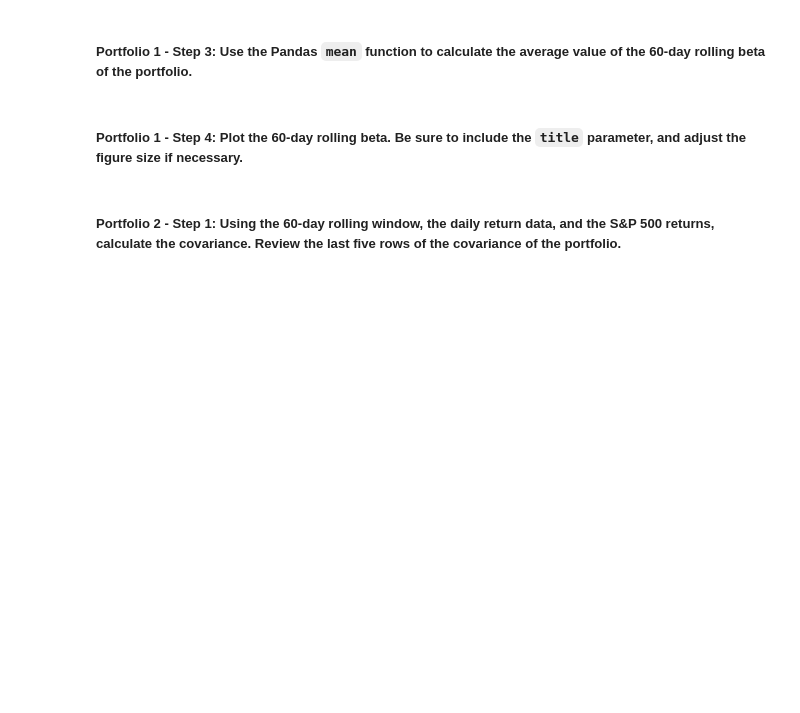
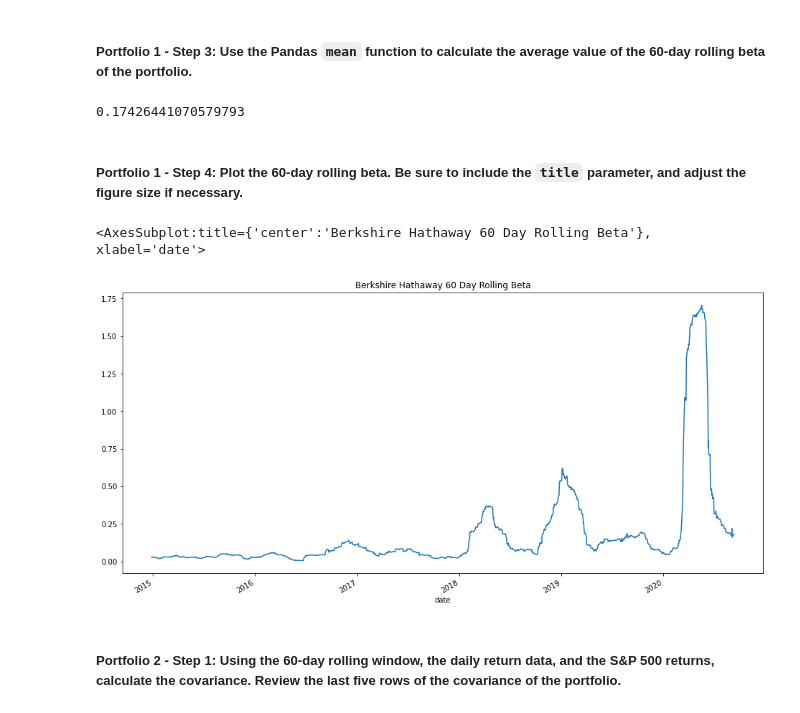
Before and after one commit to billybishop21/portfolio_analysis, a Jupyter notebook: risk_return_analysis.ipynb, the cells around one changed output. Drawn from its saved outputs; the diff is of its cells as text; code cells hidden in the pictures; blank space fills up the shorter version.

```diff
--- a/risk_return_analysis.ipynb
+++ b/risk_return_analysis.ipynb
@@ -378,4 +386,5 @@ Your analysis is nearing completion. Now, you need to evaluate how the portfolio
 # %%
 # Calculate the covariance using a 60-day rolling window
 # Review the last five rows of the covariance data
-# YOUR CODE HERE
+covariance_berkshire_hathaway_and_snp_60_day = whale_daily_returns['BERKSHIRE HATHAWAY INC'].rolling(window=60).cov(whale_daily_returns['S&P 500'])
+covariance_berkshire_hathaway_and_snp_60_day.tail()
@@ -384,4 +401,5 @@ Your analysis is nearing completion. Now, you need to evaluate how the portfolio
 # %%
 # Calculate the beta based on the 60-day rolling covariance compared to the market (S&P 500)
 # Review the last five rows of the beta information
-# YOUR CODE HERE
+berkshire_hathaway_beta = covariance_berkshire_hathaway_and_snp_60_day / whale_daily_returns['S&P 500'].var()
+berkshire_hathaway_beta.tail()
@@ -389,13 +415,18 @@ Your analysis is nearing completion. Now, you need to evaluate how the portfolio
 ##### Portfolio 1 - Step 3: Use the Pandas `mean` function to calculate the average value of the 60-day rolling beta of the portfolio.
 # %%
 # Calculate the average of the 60-day rolling beta
-# YOUR CODE HERE
+berkshire_hathaway_beta.mean()
+# %% [output]
+0.17426441070579793
 # %% [markdown]
 ##### Portfolio 1 - Step 4: Plot the 60-day rolling beta. Be sure to include the `title` parameter, and adjust the figure size if necessary.
 # %%
 # Plot the rolling beta
 # Include a title parameter and adjust the figure size
-# YOUR CODE HERE
+berkshire_hathaway_beta.plot(kind="line", figsize=(16,8), title="Berkshire Hathaway 60 Day Rolling Beta")
+# %% [output]
+<AxesSubplot:title={'center':'Berkshire Hathaway 60 Day Rolling Beta'}, xlabel='date'>
+[figure, added]
 # %% [markdown]
 ##### Portfolio 2 - Step 1: Using the 60-day rolling window, the daily return data, and the S&P 500 returns, calculate the covariance. Review the last five rows of the covariance of the portfolio.
 # %%
```
Also changed, not shown: parts of 9 cells of this notebook.
